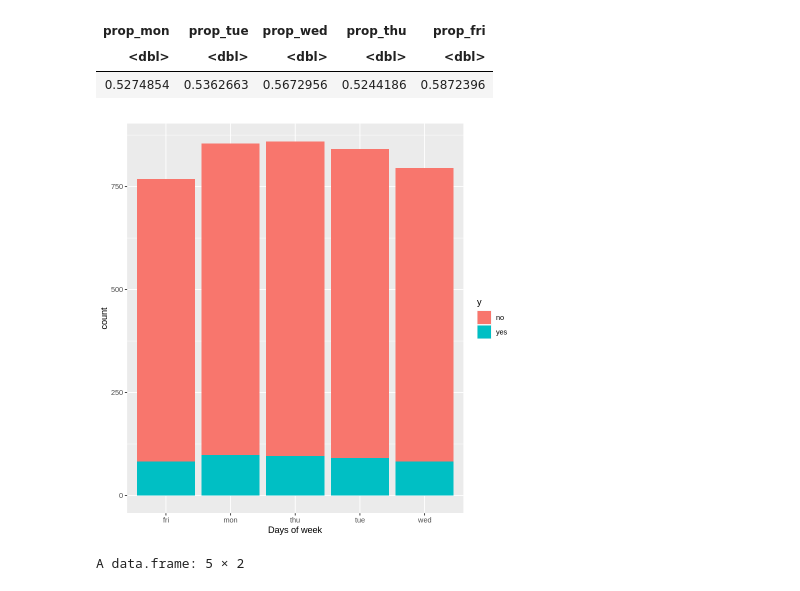
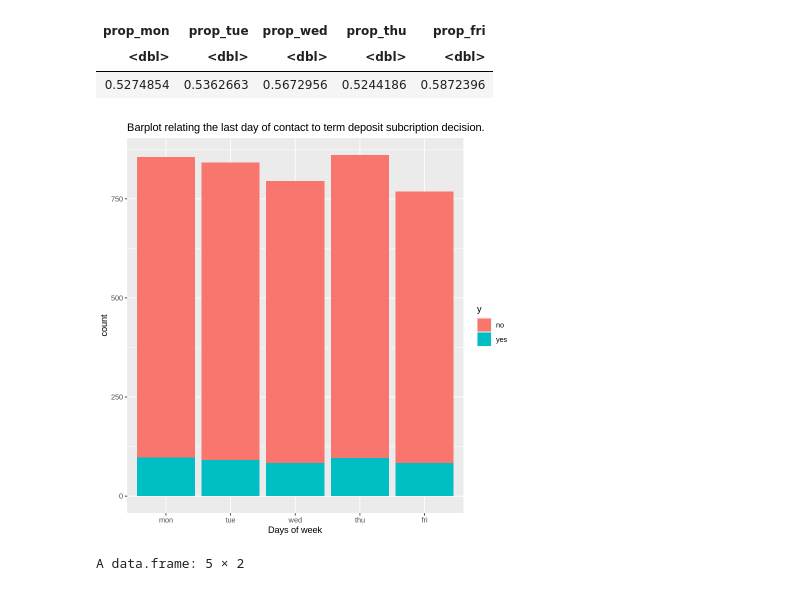
Before and after one commit to celike1/STAT201-Project, a Jupyter notebook: eda.ipynb, the cells around one changed output. Drawn from its saved outputs; the diff is of its cells as text; code cells hidden in the pictures.

Commit message:
changed some labels in plots

```diff
--- a/eda.ipynb
+++ b/eda.ipynb
@@ -130,12 +112,16 @@ A data.frame: 1 × 5
 | <dbl> | <dbl> | <dbl> | <dbl> | <dbl> |
 | 0.5274854 | 0.5362663 | 0.5672956 | 0.5244186 | 0.5872396 |
 # %%
+day_order <- c("mon", "tue", "wed", "thu","fri")
+
 ggplot(bank_data,
        aes(x = day_of_week, fill = y)) +
   geom_bar() +
-  labs(x = "Days of week")
+  labs(x = "Days of week")+
+  scale_x_discrete(limits = day_order)+
+   ggtitle("Barplot relating the last day of contact to term deposit subcription decision.")
 # %% [output]
-[figure, old version]
+[figure, new version]
 # %%
 days <- c("Monday", "Tuesday", "Wednesday", "Thursday", "Friday")
 sub_prop <- c(prop_days$prop_mon, prop_days$prop_tue, prop_days$prop_wed, prop_days$prop_thu, prop_days$prop_fri)
```
Also changed, not shown: parts of 2 cells of this notebook.
